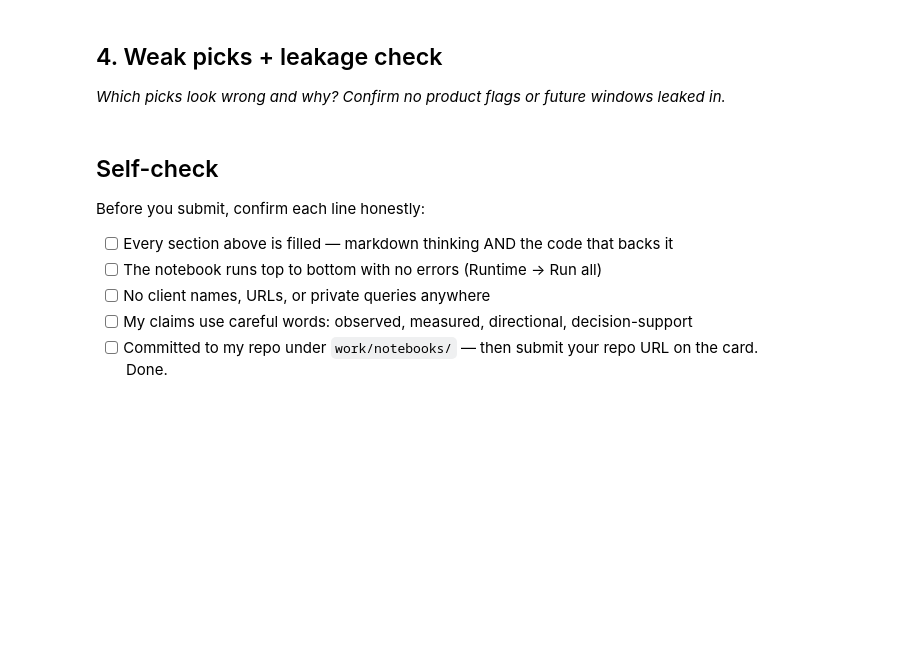
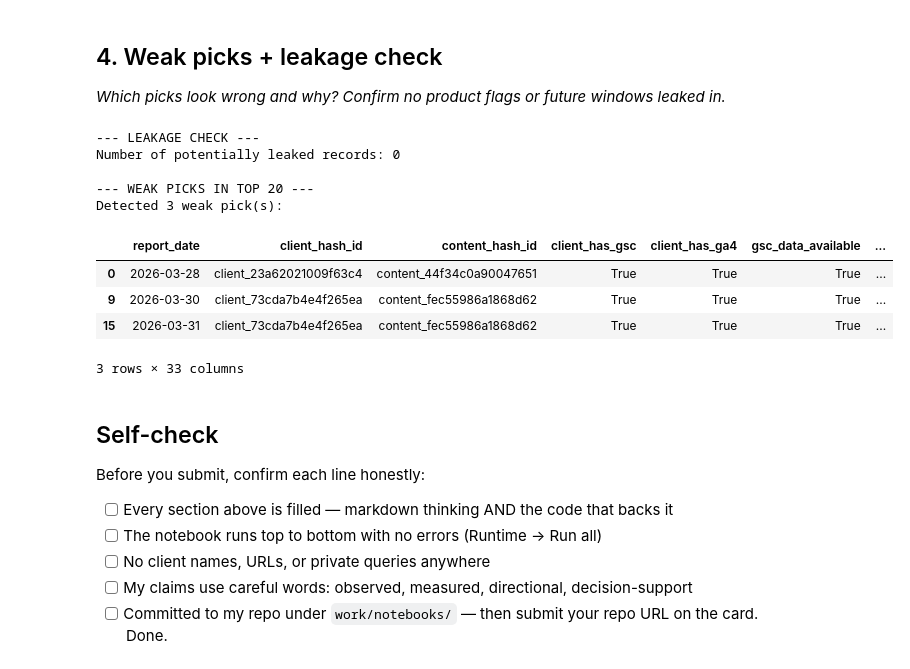
Before and after one commit to vkhanht1/flyrank-ml-internship, a Jupyter notebook: work/notebooks/w04_baseline_score.ipynb, the cells around one changed output. Drawn from its saved outputs; the diff is of its cells as text; code cells hidden in the pictures; blank space fills up the shorter version.

```diff
--- a/work/notebooks/w04_baseline_score.ipynb
+++ b/work/notebooks/w04_baseline_score.ipynb
@@ -37,3 +193,36 @@ This skeleton is yours to fill. Work the sections **in order** — each one has
+# %%
+# This cell is for CODE (numbers, a query, a check).
+# Write your text answer in the cell ABOVE this one — typing sentences here breaks Run All.
+# 1. Leakage Check: Verify if any future data (e.g., month > '2026-03') leaked in
+leakage_check = con.sql("""
+SELECT COUNT(*) as leaked_rows
+FROM df_raw
+WHERE month > '2026-03'
+""").df()
+
+print("--- LEAKAGE CHECK ---")
+print(f"Number of potentially leaked records: {leakage_check['leaked_rows'].iloc[0]}")
+
+# 2. Weak Picks Check: Identify anomalies in Top 20 (e.g., high impressions but zero sessions)
+weak_picks = top_20[(top_20['gsc_impressions'] > 1000) & (top_20['ga4_sessions'] == 0)]
+
+print("\n--- WEAK PICKS IN TOP 20 ---")
+if len(weak_picks) == 0:
+    print("No weak picks or anomalies detected in Top 20.")
+else:
+    print(f"Detected {len(weak_picks)} weak pick(s):")
+    display(weak_picks)
+# %% [output]
+--- LEAKAGE CHECK ---
+Number of potentially leaked records: 0
+
+--- WEAK PICKS IN TOP 20 ---
+Detected 3 weak pick(s):
+|  | report_date | client_hash_id | content_hash_id | client_has_gsc | client_has_ga4 | gsc_data_available | ... |
+| 0 | 2026-03-28 | client_23a62021009f63c4 | content_44f34c0a90047651 | True | True | True | ... |
+| 9 | 2026-03-30 | client_73cda7b4e4f265ea | content_fec55986a1868d62 | True | True | True | ... |
+| 15 | 2026-03-31 | client_73cda7b4e4f265ea | content_fec55986a1868d62 | True | True | True | ... |
+3 rows × 33 columns
 # %% [markdown]
 ## Self-check
 
```
Also changed, not shown: parts of 7 cells of this notebook.
